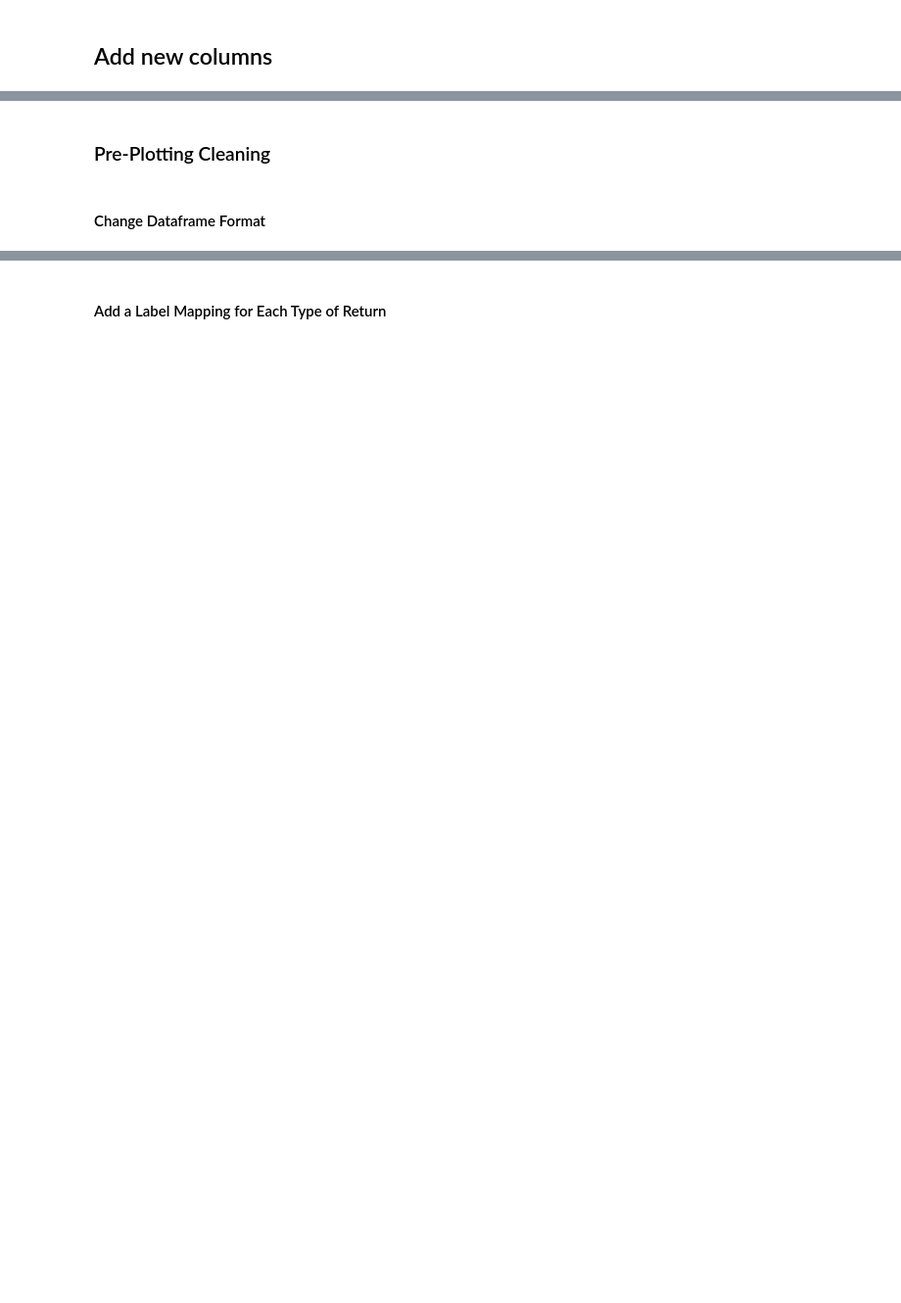
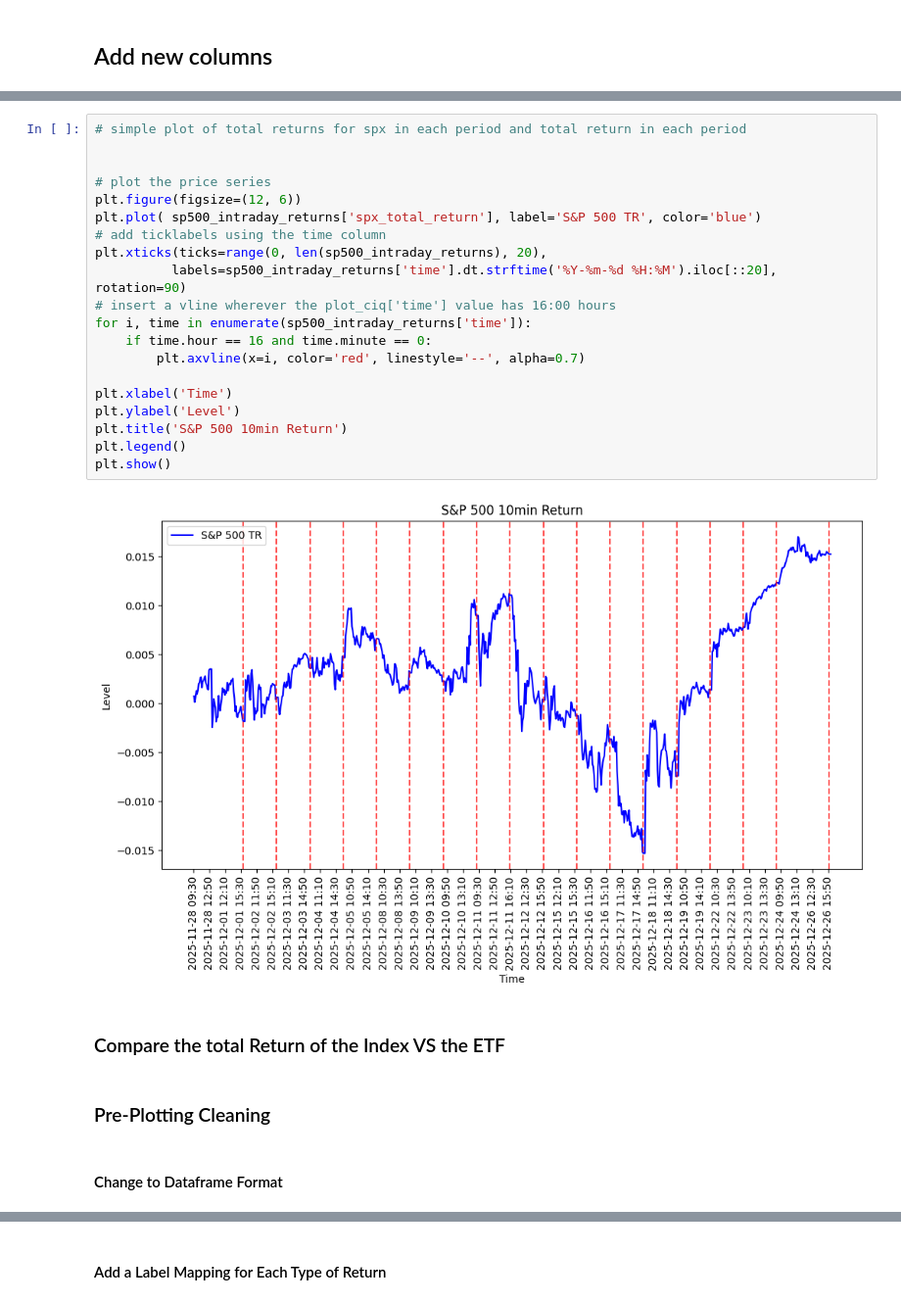
Before and after one commit to danielhalm1407/Risk-Control-Using-a-Bayesian-Joint-Quantile-Time-Series-Model-For-Asset-Returns, a Jupyter notebook: notebooks/NB02_Backtest_Intraday.ipynb, the cells around one changed output, grey strips where cells are left out. Shown at 98% size. Drawn from its saved outputs; the diff is of its cells as text; blank space fills up the shorter version.

```diff
--- a/notebooks/NB02_Backtest_Intraday.ipynb
+++ b/notebooks/NB02_Backtest_Intraday.ipynb
@@ -165,6 +241,30 @@ sp500_interday_excel.to_excel("../data/sp500_interday_returns.xlsx", index=False
+# %%
+# simple plot of total returns for spx in each period and total return in each period
+
+
+# plot the price series
+plt.figure(figsize=(12, 6))
+plt.plot( sp500_intraday_returns['spx_total_return'], label='S&P 500 TR', color='blue')
+# add ticklabels using the time column
+plt.xticks(ticks=range(0, len(sp500_intraday_returns), 20),
+          labels=sp500_intraday_returns['time'].dt.strftime('%Y-%m-%d %H:%M').iloc[::20], rotation=90)
+# insert a vline wherever the plot_ciq['time'] value has 16:00 hours
+for i, time in enumerate(sp500_intraday_returns['time']):
+    if time.hour == 16 and time.minute == 0:
+        plt.axvline(x=i, color='red', linestyle='--', alpha=0.7)
+
+plt.xlabel('Time')
+plt.ylabel('Level')
+plt.title('S&P 500 10min Return')
+plt.legend()
+plt.show()
+# %% [output]
+[figure, added]
+# %% [markdown]
+### Compare the total Return of the Index VS the ETF
 # %% [markdown]
 ### Pre-Plotting Cleaning
 # %% [markdown]
-#### Change Dataframe Format
+#### Change to Dataframe Format
 # %%
 # Melt the dataframe to long format for plotting
```
Also changed, not shown: parts of 60 cells of this notebook, 3 other files.
